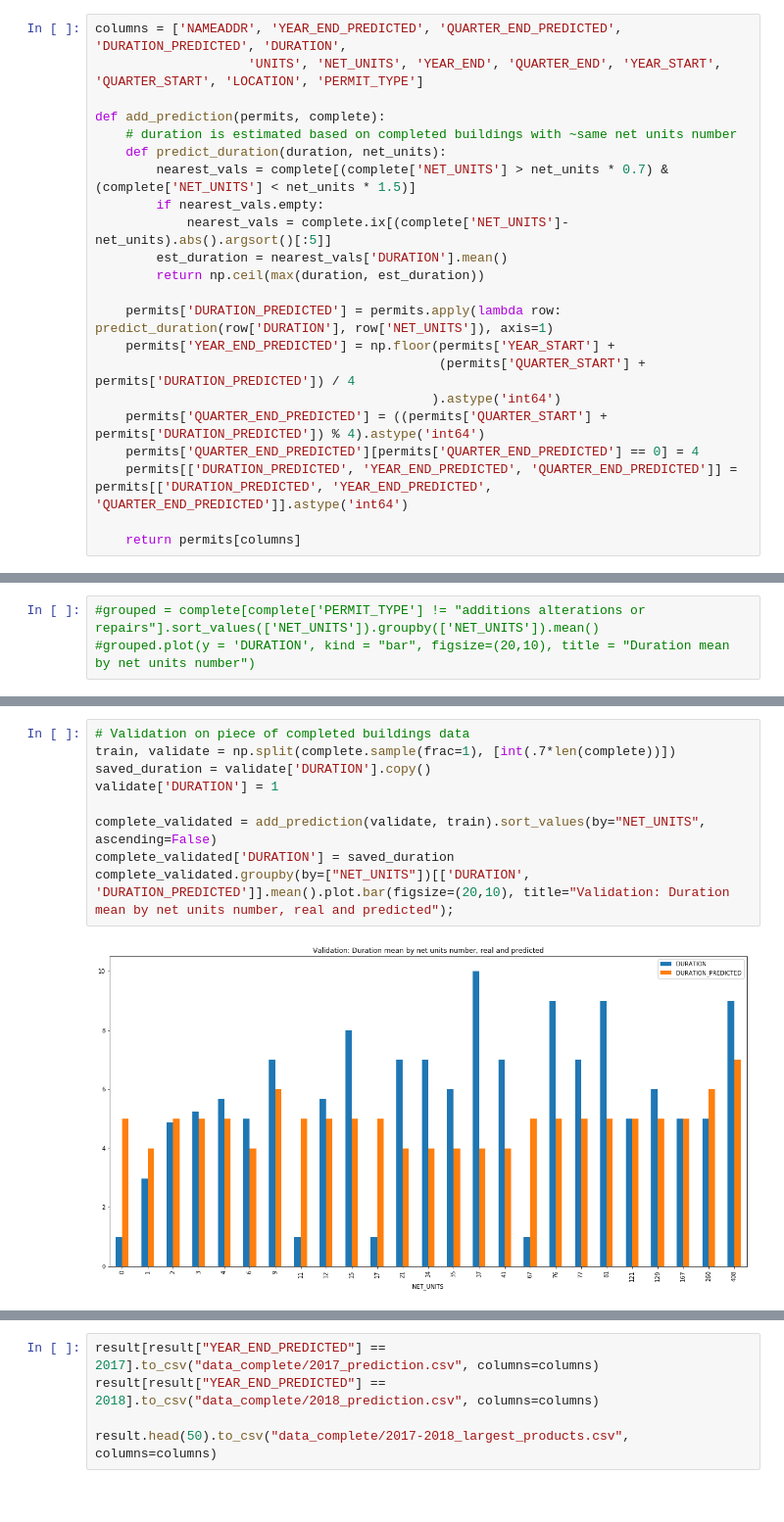
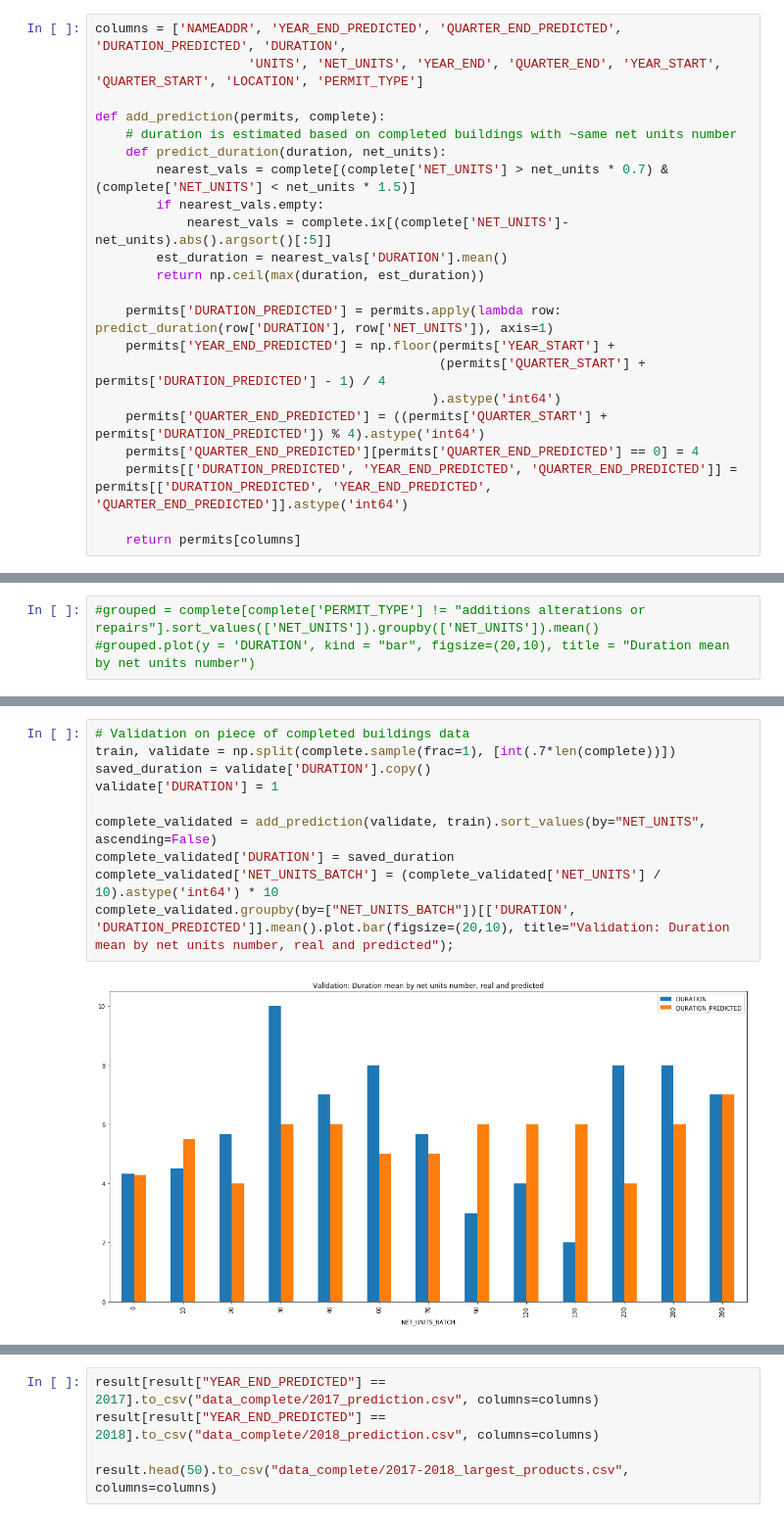
Before and after one commit to openland/statecraft-projects, a Jupyter notebook: housing_new.ipynb, the cells around one changed output, grey strips where cells are left out. Shown: that part at 98% size. Saved outputs shown, nothing was run; the diff lists cells and outputs as text.

```diff
--- a/housing_new.ipynb
+++ b/housing_new.ipynb
@@ -117,7 +117,7 @@ def add_prediction(permits, complete):
 
     permits['DURATION_PREDICTED'] = permits.apply(lambda row: predict_duration(row['DURATION'], row['NET_UNITS']), axis=1)
     permits['YEAR_END_PREDICTED'] = np.floor(permits['YEAR_START'] +
-                                             (permits['QUARTER_START'] + permits['DURATION_PREDICTED']) / 4
+                                             (permits['QUARTER_START'] + permits['DURATION_PREDICTED'] - 1) / 4
                                             ).astype('int64')
     permits['QUARTER_END_PREDICTED'] = ((permits['QUARTER_START'] + permits['DURATION_PREDICTED']) % 4).astype('int64')
     permits['QUARTER_END_PREDICTED'][permits['QUARTER_END_PREDICTED'] == 0] = 4
@@ -191,14 +191,15 @@ To be completed in 2018: 1873 units, 84 buildings
 # %%
 # Validation on piece of completed buildings data
 train, validate = np.split(complete.sample(frac=1), [int(.7*len(complete))])
 saved_duration = validate['DURATION'].copy()
 validate['DURATION'] = 1
 
 complete_validated = add_prediction(validate, train).sort_values(by="NET_UNITS", ascending=False)
 complete_validated['DURATION'] = saved_duration
-complete_validated.groupby(by=["NET_UNITS"])[['DURATION', 'DURATION_PREDICTED']].mean().plot.bar(figsize=(20,10), title="Validation: Duration mean by net units number, real and predicted");
+complete_validated['NET_UNITS_BATCH'] = (complete_validated['NET_UNITS'] / 10).astype('int64') * 10
+complete_validated.groupby(by=["NET_UNITS_BATCH"])[['DURATION', 'DURATION_PREDICTED']].mean().plot.bar(figsize=(20,10), title="Validation: Duration mean by net units number, real and predicted");
 # %% [output]
-[figure, old version]
+[figure, new version]
 # %%
 predicted = complete_validated.groupby(by=['YEAR_END_PREDICTED', 'QUARTER_END_PREDICTED'])['NET_UNITS'].sum().reset_index()
 real = complete_validated.groupby(by=['YEAR_END', 'QUARTER_END'])['NET_UNITS'].sum().reset_index()
```
Also changed, not shown: parts of 2 cells of this notebook, 3 other files.
